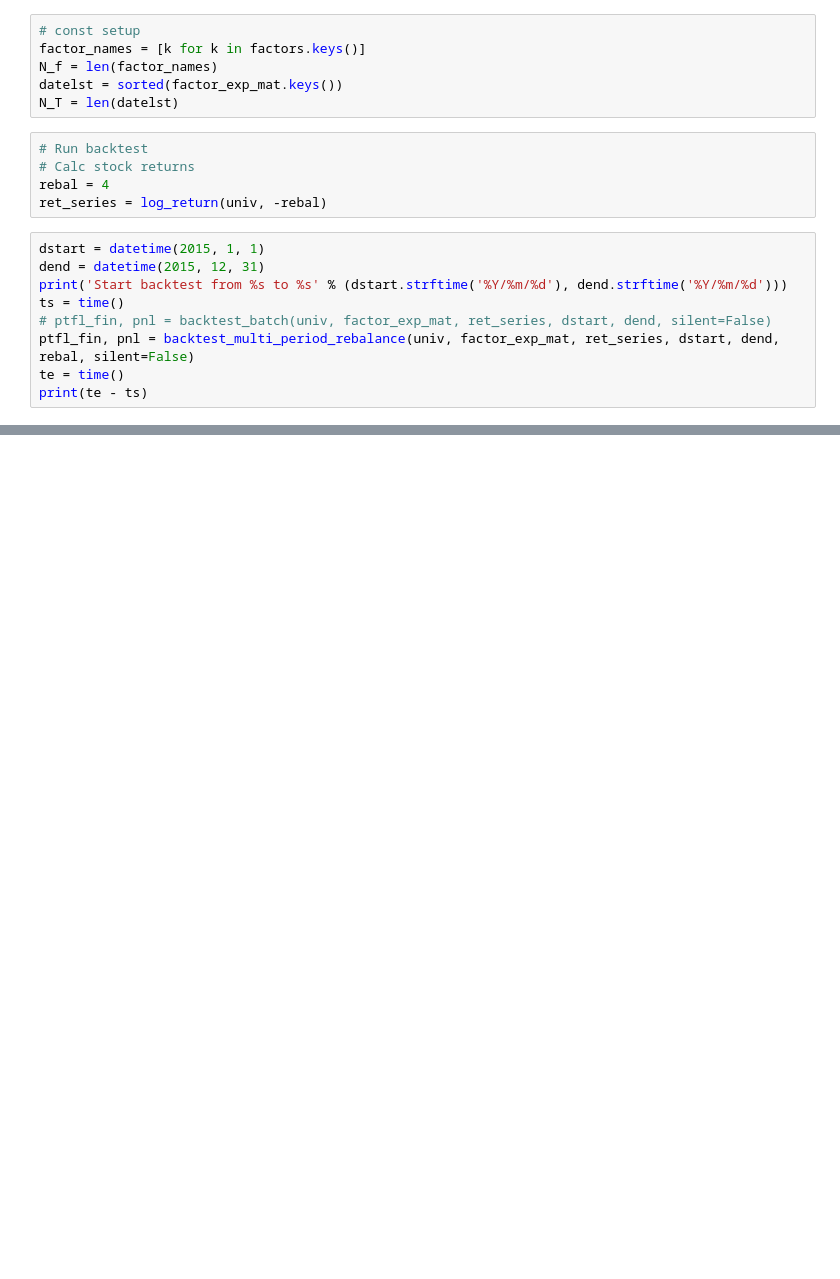
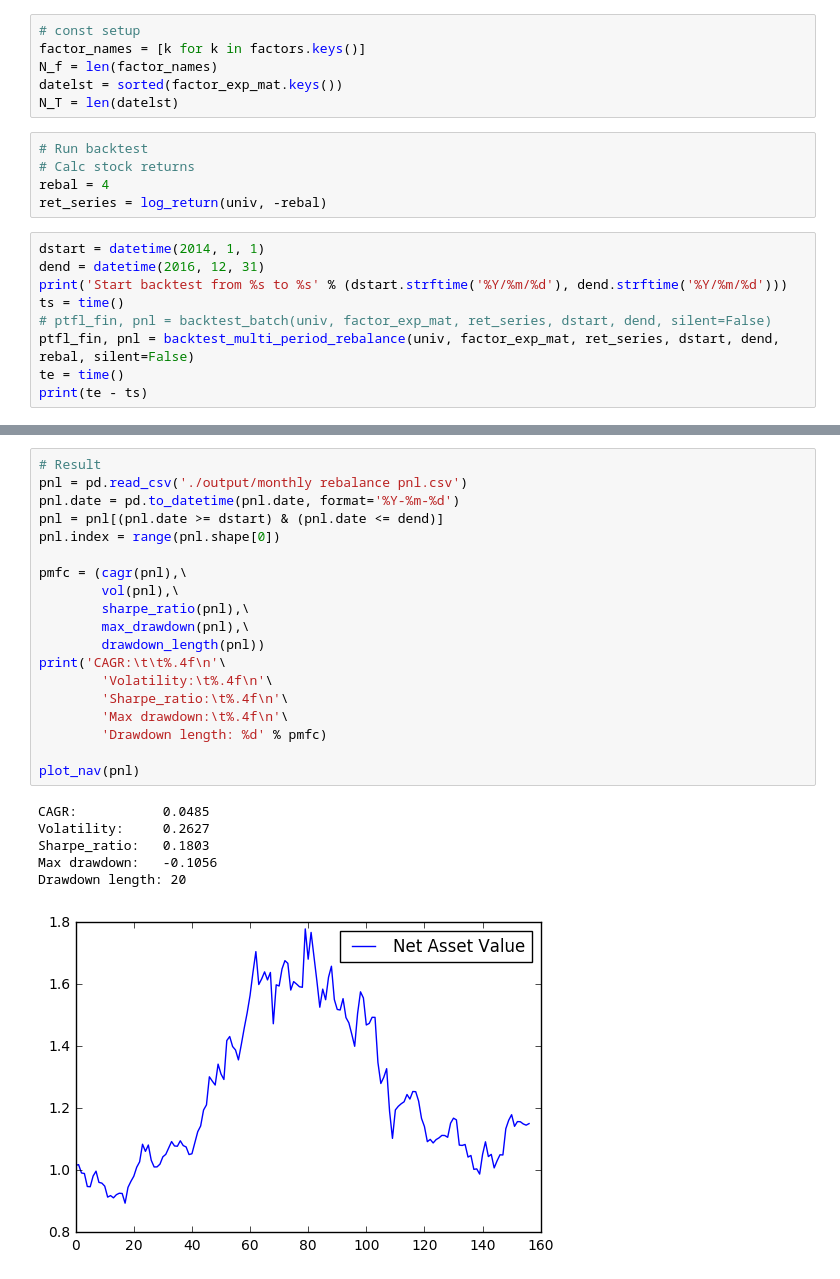
Before and after one commit to BaruchMFE2016/BaruchMFEInvestment, a Jupyter notebook: backtest.ipynb, the cells around one changed output, grey strips where cells are left out. Cells and saved outputs as stored; diff of their text form; blank space fills up the shorter version.

```diff
--- a/backtest.ipynb
+++ b/backtest.ipynb
@@ -82,8 +78,8 @@ N_T = len(datelst)
 rebal = 4
 ret_series = log_return(univ, -rebal)
 # %%
-dstart = datetime(2015, 1, 1)
-dend = datetime(2015, 12, 31)
+dstart = datetime(2014, 1, 1)
+dend = datetime(2016, 12, 31)
 print('Start backtest from %s to %s' % (dstart.strftime('%Y/%m/%d'), dend.strftime('%Y/%m/%d')))
 ts = time()
 # ptfl_fin, pnl = backtest_batch(univ, factor_exp_mat, ret_series, dstart, dend, silent=False)
@@ -123,0 +125,26 @@ TypeError: unsupported operand type(s) for *: 'Timestamp' and 'int'
+# %%
+# Result
+pnl = pd.read_csv('./output/monthly rebalance pnl.csv')
+pnl.date = pd.to_datetime(pnl.date, format='%Y-%m-%d')
+pnl = pnl[(pnl.date >= dstart) & (pnl.date <= dend)]
+pnl.index = range(pnl.shape[0])
+
+pmfc = (cagr(pnl),\
+        vol(pnl),\
+        sharpe_ratio(pnl),\
+        max_drawdown(pnl),\
+        drawdown_length(pnl))
+print('CAGR:\t\t%.4f\n'\
+        'Volatility:\t%.4f\n'\
+        'Sharpe_ratio:\t%.4f\n'\
+        'Max drawdown:\t%.4f\n'\
+        'Drawdown length: %d' % pmfc)
+
+plot_nav(pnl)
+# %% [output]
+CAGR:           0.0485
+Volatility:     0.2627
+Sharpe_ratio:   0.1803
+Max drawdown:   -0.1056
+Drawdown length: 20
+[figure, added]
```
Also changed, not shown: parts of 5 cells of this notebook, 2 other files.
